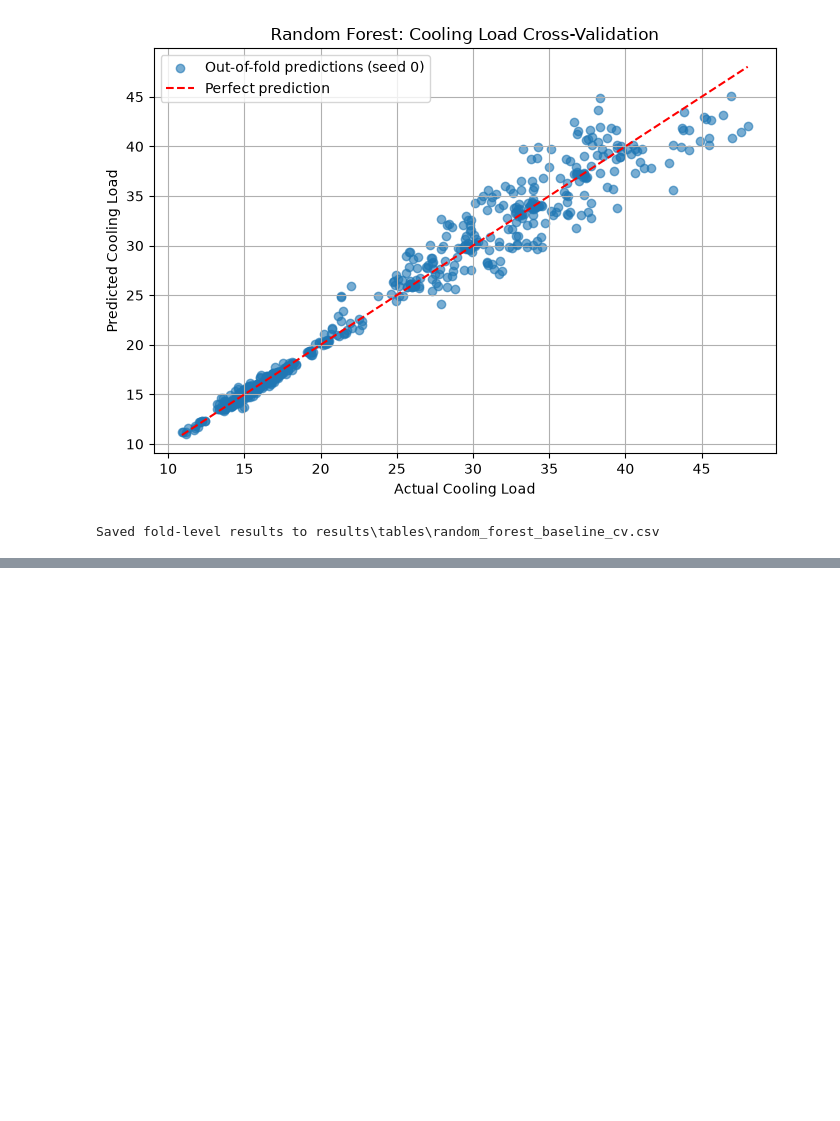
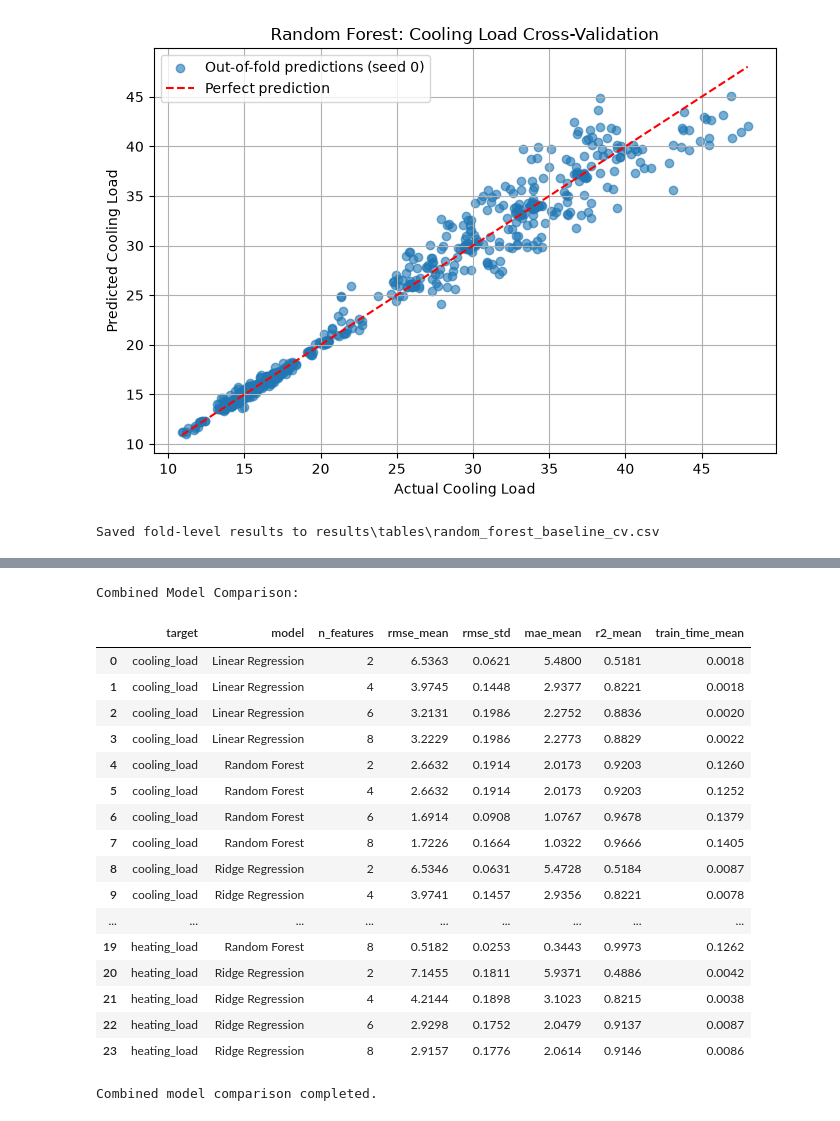
Before and after one commit to jacob-baker25/eleg405-energy-load-prediction, a Jupyter notebook: notebooks/03_random_forest_nate.ipynb, the cells around one changed output, grey strips where cells are left out. Cells and saved outputs as stored; diff of their text form; code cells hidden in the pictures; blank space fills up the shorter version.

```diff
--- a/notebooks/03_random_forest_nate.ipynb
+++ b/notebooks/03_random_forest_nate.ipynb
@@ -214,0 +647,73 @@ Saved fold-level results to results\tables\random_forest_baseline_cv.csv
+# %%
+# Checkpoint 2 - Combined Model Comparison
+
+# Load Jacob's existing feature-ablation results
+linear_df = pd.read_csv(
+    tables_dir / "linear_feature_ablation_cv.csv"
+)
+
+ridge_df = pd.read_csv(
+    tables_dir / "ridge_feature_ablation_cv.csv"
+)
+
+# Use our new Random Forest MI results
+forest_df = rf_mi_df.copy()
+
+# Combine the three model results
+combined_df = pd.concat(
+    [linear_df, ridge_df, forest_df],
+    ignore_index=True
+)
+
+# Standardize model names for figures and tables
+combined_df["model"] = combined_df["model"].replace({
+    "linear": "Linear Regression",
+    "ridge_tuned": "Ridge Regression",
+    "random_forest": "Random Forest"
+})
+
+comparison_summary = (
+    combined_df
+    .groupby(
+        ["target", "model", "n_features"],
+        as_index=False
+    )
+    .agg(
+        rmse_mean=("rmse", "mean"),
+        rmse_std=("rmse", "std"),
+        mae_mean=("mae", "mean"),
+        r2_mean=("r2", "mean"),
+        train_time_mean=("train_time", "mean")
+    )
+)
+
+print("Combined Model Comparison:")
+display(comparison_summary.round(4))
+
+# Save results
+comparison_summary.to_csv(
+    tables_dir / "checkpoint2_model_comparison.csv",
+    index=False
+)
+
+print("Combined model comparison completed.")
+# %% [output]
+Combined Model Comparison:
+|  | target | model | n_features | rmse_mean | rmse_std | mae_mean | r2_mean | train_time_mean |
+| 0 | cooling_load | Linear Regression | 2 | 6.5363 | 0.0621 | 5.4800 | 0.5181 | 0.0018 |
+| 1 | cooling_load | Linear Regression | 4 | 3.9745 | 0.1448 | 2.9377 | 0.8221 | 0.0018 |
+| 2 | cooling_load | Linear Regression | 6 | 3.2131 | 0.1986 | 2.2752 | 0.8836 | 0.0020 |
+| 3 | cooling_load | Linear Regression | 8 | 3.2229 | 0.1986 | 2.2773 | 0.8829 | 0.0022 |
+| 4 | cooling_load | Random Forest | 2 | 2.6632 | 0.1914 | 2.0173 | 0.9203 | 0.1260 |
+| 5 | cooling_load | Random Forest | 4 | 2.6632 | 0.1914 | 2.0173 | 0.9203 | 0.1252 |
+| 6 | cooling_load | Random Forest | 6 | 1.6914 | 0.0908 | 1.0767 | 0.9678 | 0.1379 |
+| 7 | cooling_load | Random Forest | 8 | 1.7226 | 0.1664 | 1.0322 | 0.9666 | 0.1405 |
+| 8 | cooling_load | Ridge Regression | 2 | 6.5346 | 0.0631 | 5.4728 | 0.5184 | 0.0087 |
+| 9 | cooling_load | Ridge Regression | 4 | 3.9741 | 0.1457 | 2.9356 | 0.8221 | 0.0078 |
+| ... | ... | ... | ... | ... | ... | ... | ... | ... |
+| 19 | heating_load | Random Forest | 8 | 0.5182 | 0.0253 | 0.3443 | 0.9973 | 0.1262 |
+| 20 | heating_load | Ridge Regression | 2 | 7.1455 | 0.1811 | 5.9371 | 0.4886 | 0.0042 |
+| 21 | heating_load | Ridge Regression | 4 | 4.2144 | 0.1898 | 3.1023 | 0.8215 | 0.0038 |
+| 22 | heating_load | Ridge Regression | 6 | 2.9298 | 0.1752 | 2.0479 | 0.9137 | 0.0087 |
+| 23 | heating_load | Ridge Regression | 8 | 2.9157 | 0.1776 | 2.0614 | 0.9146 | 0.0086 |
+Combined model comparison completed.
```
Also changed, not shown: parts of 19 cells of this notebook, 19 other files.
